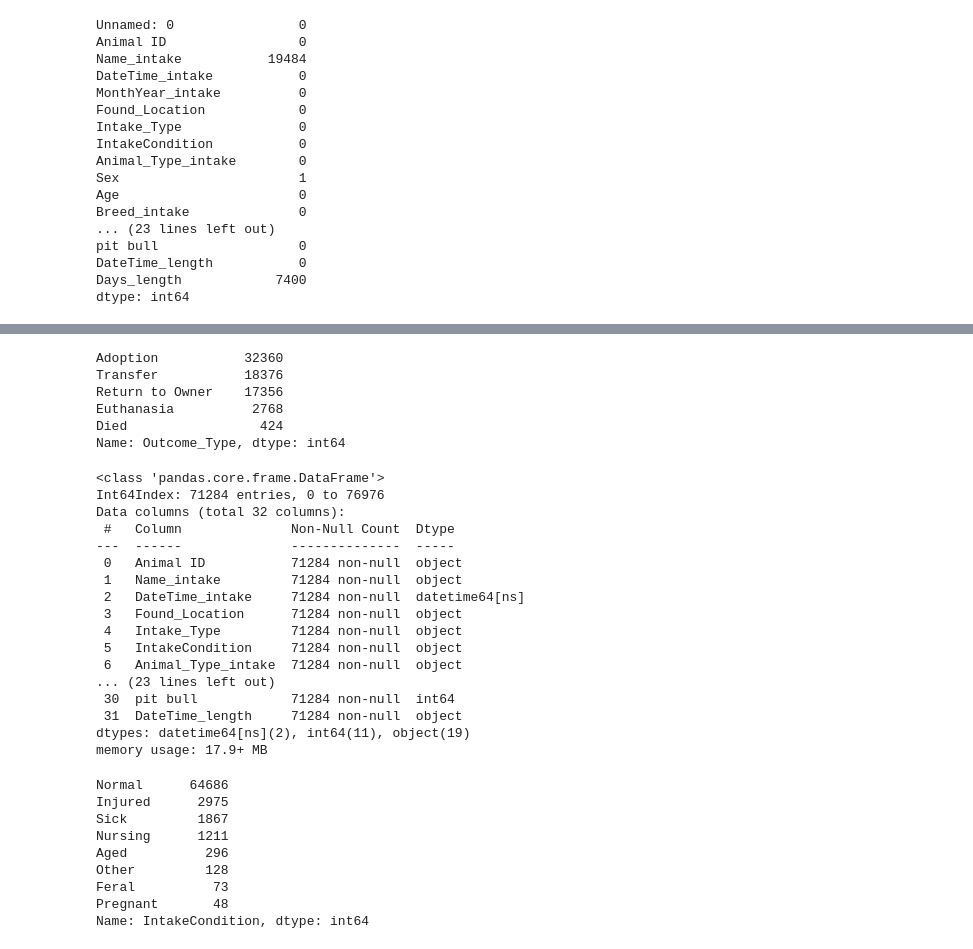
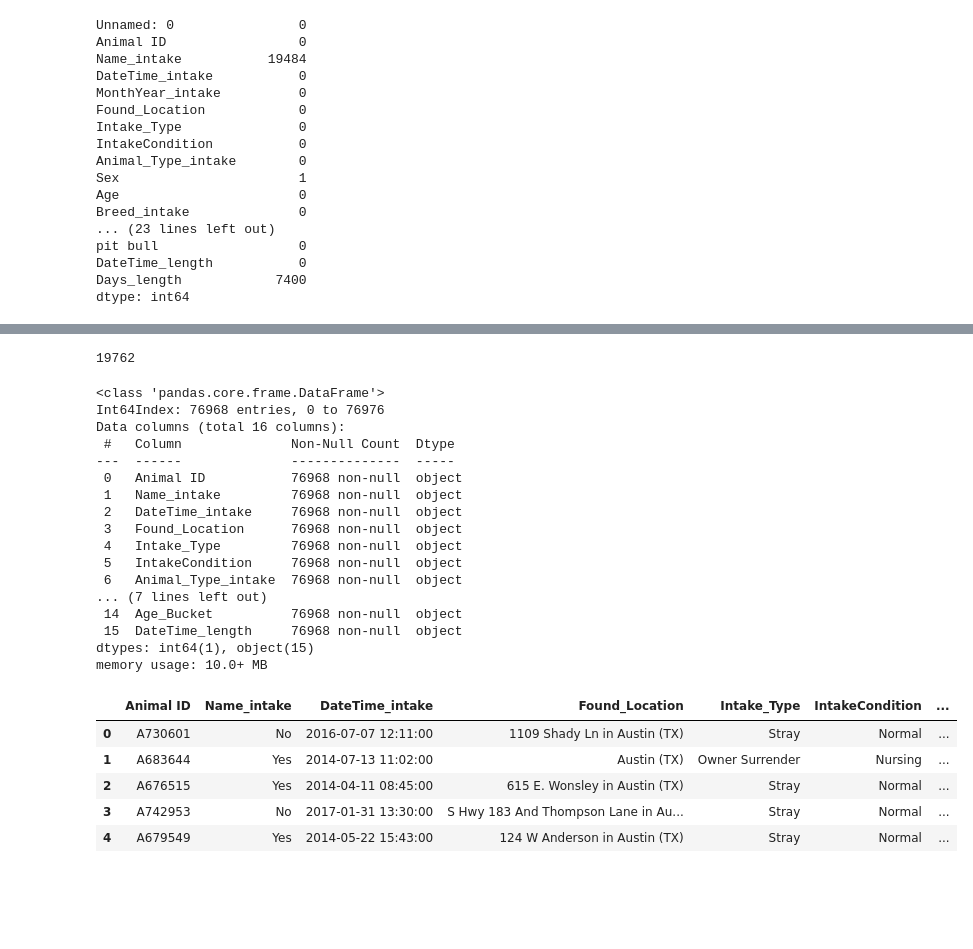
Before and after one commit to kevinsguo/Group_5_Animal_Adoption, a Jupyter notebook: Becky/Animal_Adoption_Analysis.ipynb, the cells around one changed output, grey strips where cells are left out. Cells and saved outputs as stored; diff of their text form; code cells hidden in the pictures; blank space fills up the shorter version.

```diff
--- a/Becky/Animal_Adoption_Analysis.ipynb
+++ b/Becky/Animal_Adoption_Analysis.ipynb
@@ -133,51 +121,42 @@ Name: Outcome_Type, dtype: int64
 # %%
-# Drop Rto-Adopt and Missing Outcomes
-df.drop(df[(df.Outcome_Type == 'Rto-Adopt') | (df.Outcome_Type == 'Missing')].index, inplace=True)
-df.Outcome_Type.value_counts()
+# Check for duplicates rows
+count=0
+for i in df['Animal ID'].duplicated():
+    if i is True:
+        count+=1
+count
 # %% [output]
-Adoption           32360
-Transfer           18376
-Return to Owner    17356
-Euthanasia          2768
-Died                 424
-Name: Outcome_Type, dtype: int64
+19762
 # %%
-# Update DateTime_intake to datatime datatype
-df.DateTime_intake = pd.to_datetime(df.DateTime_intake, format='%Y-%m-%d')
-# Update DateTime_outcome to datatime datatype
-df.DateTime_outcome = pd.to_datetime(df.DateTime_intake, format='%Y-%m-%d')
 df.info()
 # %% [output]
 <class 'pandas.core.frame.DataFrame'>
-Int64Index: 71284 entries, 0 to 76976
-Data columns (total 32 columns):
+Int64Index: 76968 entries, 0 to 76976
+Data columns (total 16 columns):
  #   Column              Non-Null Count  Dtype
 ---  ------              --------------  -----
- 0   Animal ID           71284 non-null  object
- 1   Name_intake         71284 non-null  object
- 2   DateTime_intake     71284 non-null  datetime64[ns]
- 3   Found_Location      71284 non-null  object
- 4   Intake_Type         71284 non-null  object
- 5   IntakeCondition     71284 non-null  object
- 6   Animal_Type_intake  71284 non-null  object
-... (23 lines left out)
- 30  pit bull            71284 non-null  int64
- 31  DateTime_length     71284 non-null  object
-dtypes: datetime64[ns](2), int64(11), object(19)
-memory usage: 17.9+ MB
+ 0   Animal ID           76968 non-null  object
+ 1   Name_intake         76968 non-null  object
+ 2   DateTime_intake     76968 non-null  object
+ 3   Found_Location      76968 non-null  object
+ 4   Intake_Type         76968 non-null  object
+ 5   IntakeCondition     76968 non-null  object
+ 6   Animal_Type_intake  76968 non-null  object
+... (7 lines left out)
+ 14  Age_Bucket          76968 non-null  object
+ 15  DateTime_length     76968 non-null  object
+dtypes: int64(1), object(15)
+memory usage: 10.0+ MB
 # %%
-df.IntakeCondition.value_counts()
+# Drop duplicates
+df=df.drop_duplicates(subset='Animal ID')
-# %% [output]
-Normal      64686
-Injured      2975
-Sick         1867
-Nursing      1211
-Aged          296
-Other         128
-Feral          73
-Pregnant       48
-Name: IntakeCondition, dtype: int64
 # %%
-# Combine Aged and Feral with Other for IntakeCondition
-df.loc[(df.IntakeCondition == 'Aged') | (df.IntakeCondition == 'Feral'), 'IntakeCondition'] = 'Other'
+df.head()
+# %% [output]
+|  | Animal ID | Name_intake | DateTime_intake | Found_Location | Intake_Type | IntakeCondition | ... |
+| 0 | A730601 | No | 2016-07-07 12:11:00 | 1109 Shady Ln in Austin (TX) | Stray | Normal | ... |
+| 1 | A683644 | Yes | 2014-07-13 11:02:00 | Austin (TX) | Owner Surrender | Nursing | ... |
+| 2 | A676515 | Yes | 2014-04-11 08:45:00 | 615 E. Wonsley in Austin (TX) | Stray | Normal | ... |
+| 3 | A742953 | No | 2017-01-31 13:30:00 | S Hwy 183 And Thompson Lane in Au... | Stray | Normal | ... |
+| 4 | A679549 | Yes | 2014-05-22 15:43:00 | 124 W Anderson in Austin (TX) | Stray | Normal | ... |
 # %%
```
Also changed, not shown: parts of 90 cells of this notebook, 2 other files.
